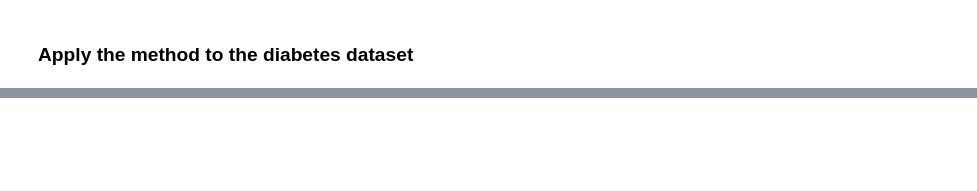
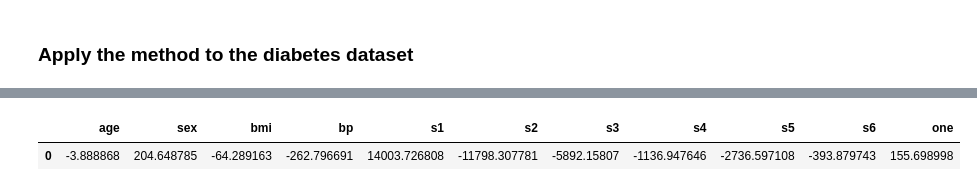
Before and after one commit to ShaunakSen/Data-Science-and-Machine-Learning, a Jupyter notebook: Applied_ML_CS_5785.ipynb, the cells around one changed output, grey strips where cells are left out. Cells and saved outputs as stored; diff of their text form; code cells hidden in the pictures; blank space fills up the shorter version.

```diff
--- a/Applied_ML_CS_5785.ipynb
+++ b/Applied_ML_CS_5785.ipynb
@@ -1300,0 +1375,6 @@ This theta* is the closed form solution
+# %%
+theta_best_df = pd.DataFrame(data=theta_best.reshape(1, 11), columns=X.columns)
+theta_best_df
+# %% [output]
+|  | age | sex | bmi | bp | s1 | s2 | s3 | s4 | s5 | s6 | one |
+| 0 | -3.888868 | 204.648785 | -64.289163 | -262.796691 | 14003.726808 | -11798.307781 | -5892.15807 | -1136.947646 | -2736.597108 | -393.879743 | 155.698998 |
```
Also changed, not shown: parts of 13 cells of this notebook.
